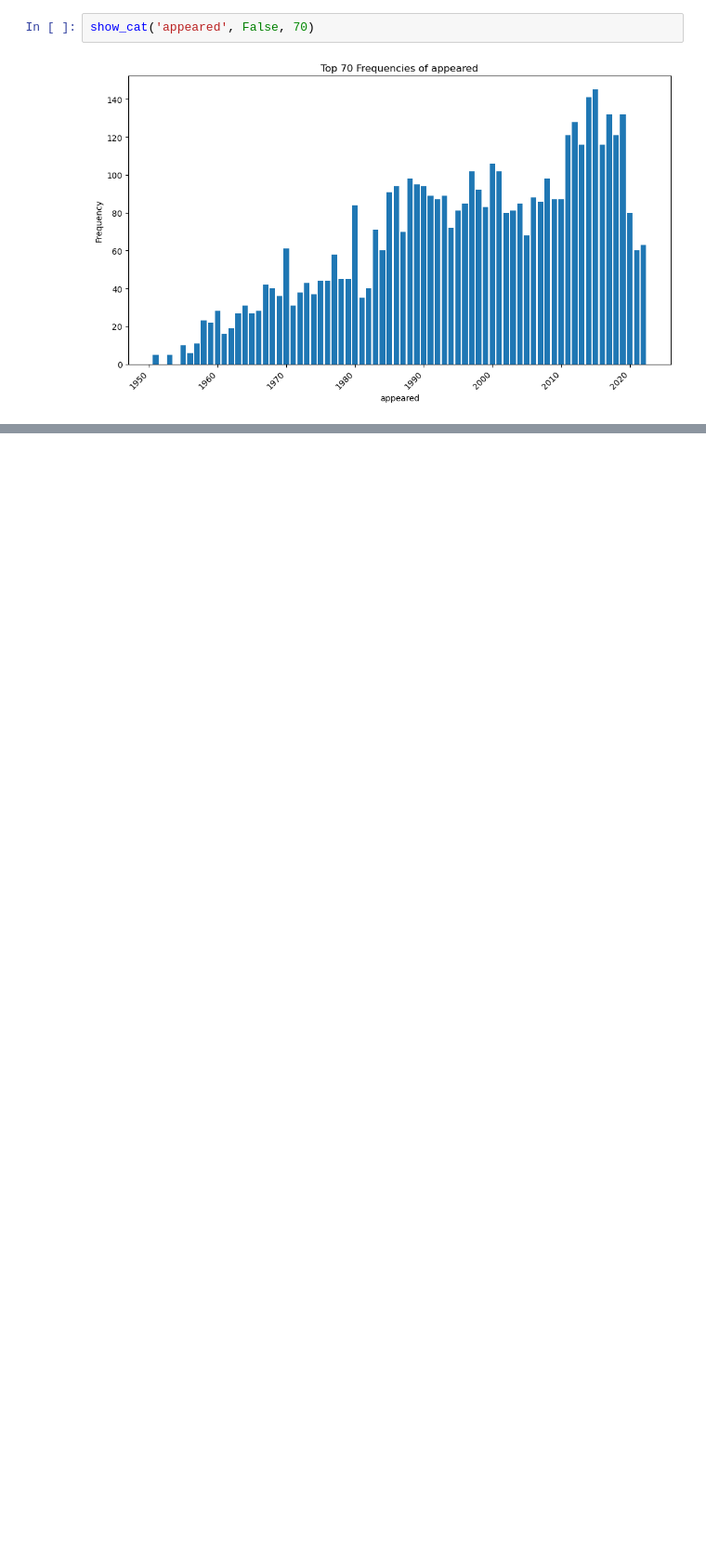
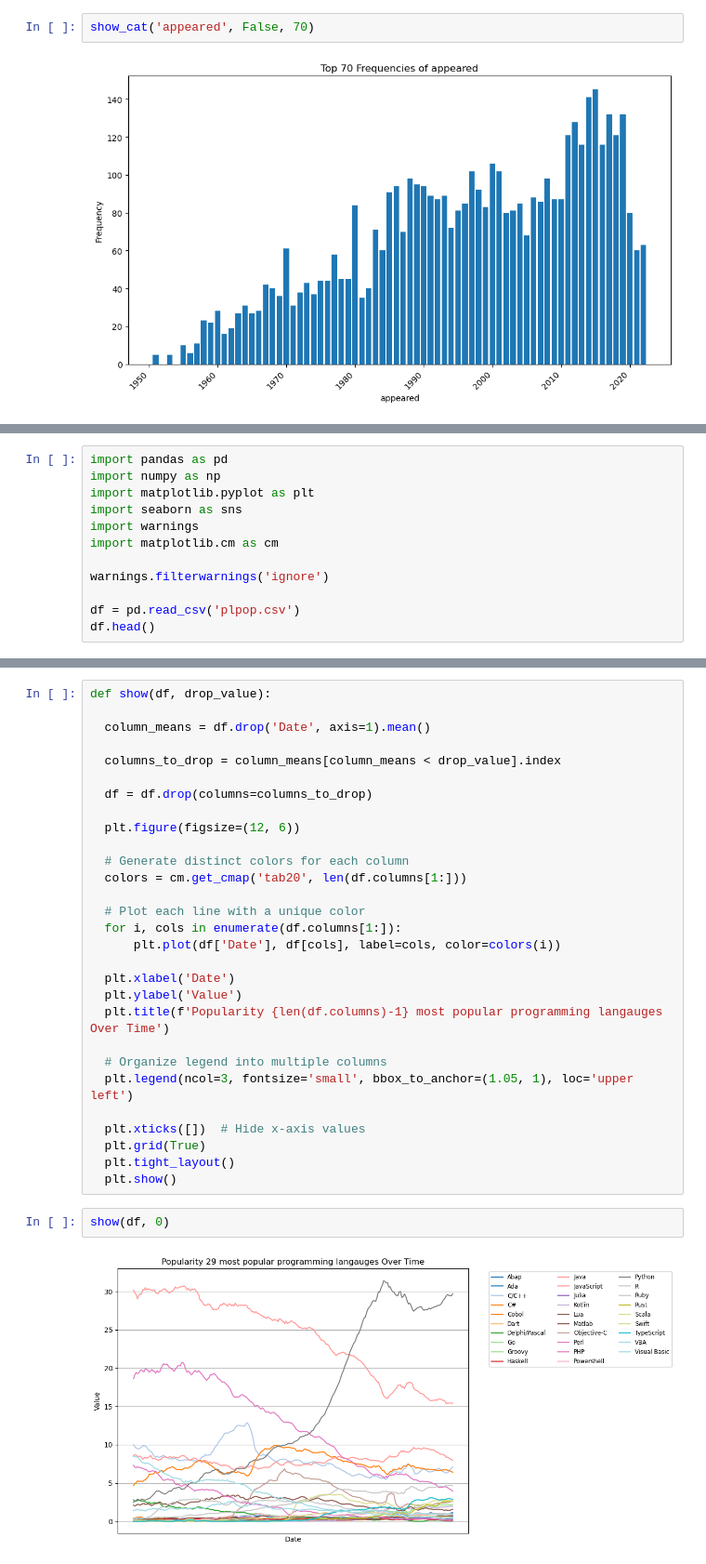
Before and after one commit to com-480-data-visualization/VHXplore, a Jupyter notebook: Milestones/milestone1/EDA.ipynb, the cells around one changed output, grey strips where cells are left out. Shown at 93% size. Drawn from its saved outputs; the diff is of its cells as text; blank space fills up the shorter version.

Commit message:
plpop.csv EDA complete

```diff
--- a/Milestones/milestone1/EDA.ipynb
+++ b/Milestones/milestone1/EDA.ipynb
@@ -118,0 +148,12 @@ commit
+# %%
+import pandas as pd
+import numpy as np
+import matplotlib.pyplot as plt
+import seaborn as sns
+import warnings
+import matplotlib.cm as cm
+
+warnings.filterwarnings('ignore')
+
+df = pd.read_csv('plpop.csv')
+df.head()
@@ -118,0 +168,33 @@ commit
+# %%
+def show(df, drop_value):
+
+  column_means = df.drop('Date', axis=1).mean()
+
+  columns_to_drop = column_means[column_means < drop_value].index
+
+  df = df.drop(columns=columns_to_drop)
+
+  plt.figure(figsize=(12, 6))
+
+  # Generate distinct colors for each column
+  colors = cm.get_cmap('tab20', len(df.columns[1:]))
+
+  # Plot each line with a unique color
+  for i, cols in enumerate(df.columns[1:]):
+      plt.plot(df['Date'], df[cols], label=cols, color=colors(i))
+
+  plt.xlabel('Date')
+  plt.ylabel('Value')
+  plt.title(f'Popularity {len(df.columns)-1} most popular programming langauges Over Time')
+
+  # Organize legend into multiple columns
+  plt.legend(ncol=3, fontsize='small', bbox_to_anchor=(1.05, 1), loc='upper left')
+
+  plt.xticks([])  # Hide x-axis values
+  plt.grid(True)
+  plt.tight_layout()
+  plt.show()
+# %%
+show(df, 0)
+# %% [output]
+[figure, added]
```
Also changed, not shown: parts of 17 cells of this notebook, 1 other file.
